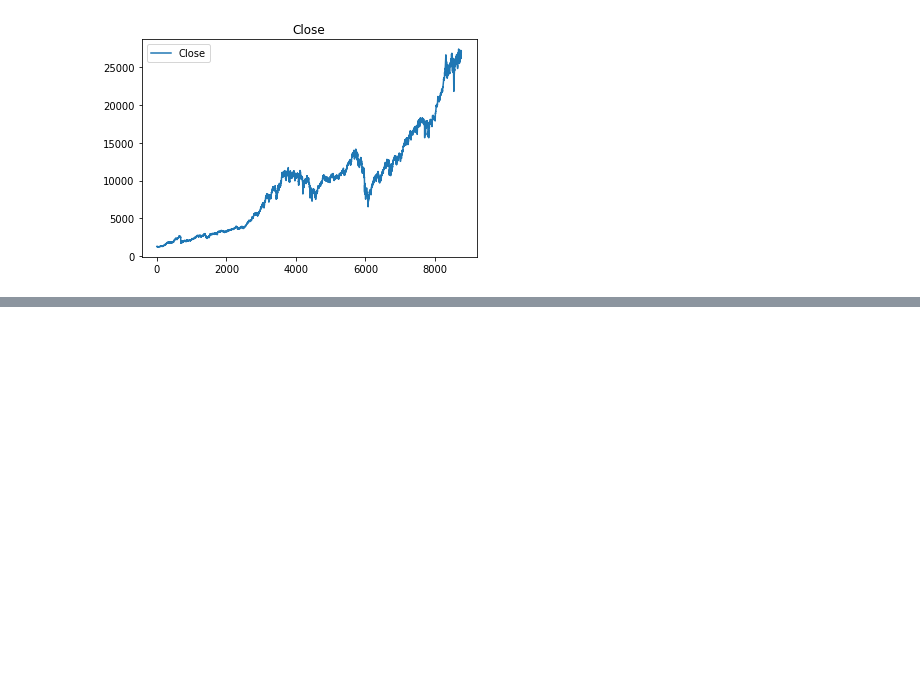
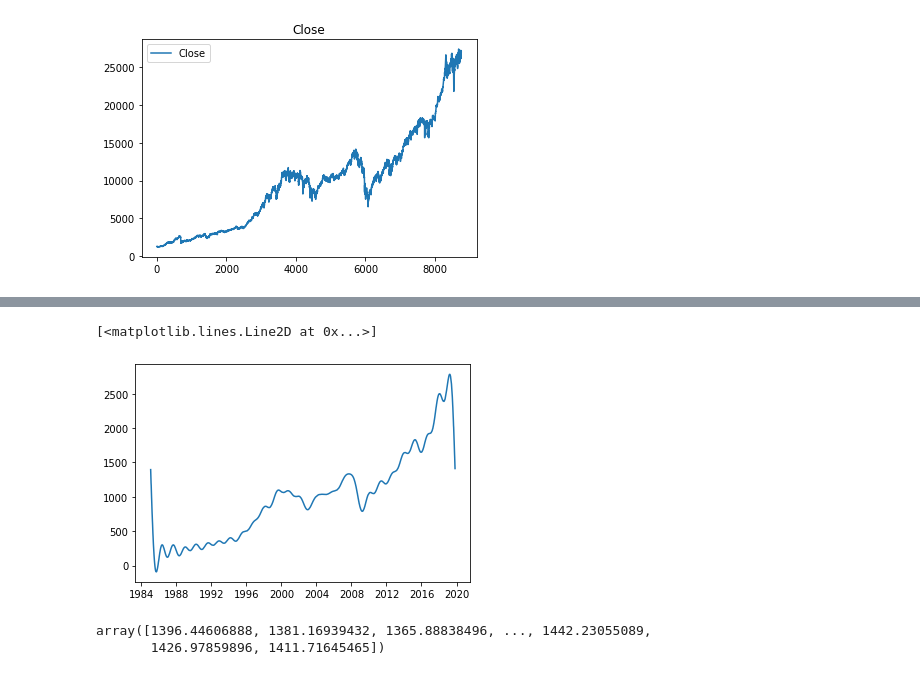
Before and after one commit to nessessence/stockPricePrediction, a Jupyter notebook: preprocess/denosing.ipynb, the cells around one changed output, grey strips where cells are left out. Saved outputs shown, nothing was run; the diff lists cells and outputs as text; code cells hidden in the pictures; blank space fills up the shorter version.

```diff
--- a/preprocess/denosing.ipynb
+++ b/preprocess/denosing.ipynb
@@ -43,0 +72,13 @@ ValueError: Invalid number of FFT data points (0) specified.
+# %%
+temp_slow = np.real(sp.fftpack.ifft(temp_fft_bis))
+# temp.plot()
+plt.plot_date(date, temp_slow, '-')
+# %% [output]
+[<matplotlib.lines.Line2D at 0x...>]
+[figure, added]
+# %%
+df['denoised'] = temp_slow
+temp_slow
+# %% [output]
+array([1396.44606888, 1381.16939432, 1365.88838496, ..., 1442.23055089,
+       1426.97859896, 1411.71645465])
```
Also changed, not shown: parts of 14 cells of this notebook, 2 other files.
